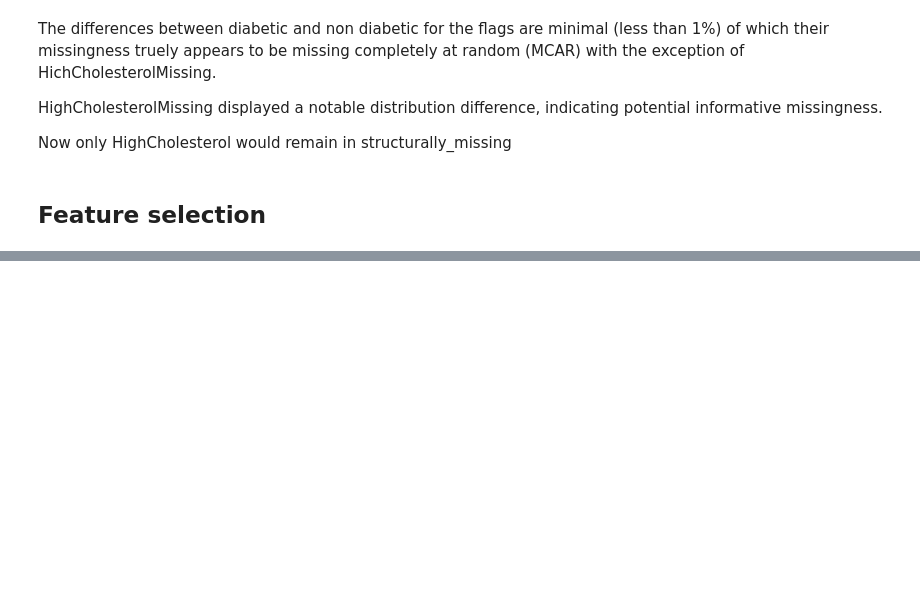
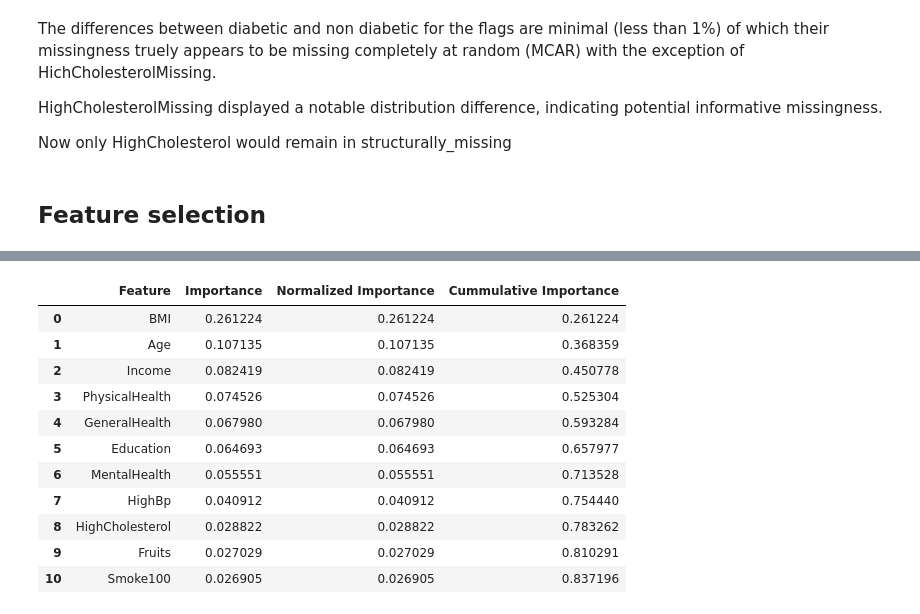
Before and after one commit to heisAnselem/diabetes-risk-predictor, a Jupyter notebook: notebooks/Data-Cleaning-and -EDA.ipynb, the cells around one changed output, grey strips where cells are left out. Drawn from its saved outputs; the diff is of its cells as text; code cells hidden in the pictures; blank space fills up the shorter version.

```diff
--- a/notebooks/Data-Cleaning-and -EDA.ipynb
+++ b/notebooks/Data-Cleaning-and -EDA.ipynb
@@ -557,22 +779,37 @@ features
 # %%
 #  DataFrame of features sorted by importance
 importance_df = pd.DataFrame({
     "Feature":features,
     "Importance": RF_selector.feature_importances_
 },).sort_values(by="Importance", ascending=False).reset_index(drop=True)
 
 # Normalized importance
-importance_df["Normalized Importance"] = (importance_df["Importance"] - importance_df["Importance"].min()) / (importance_df["Importance"].max() - importance_df["Importance"].min())
+importance_df["Normalized Importance"] = importance_df["Importance"] / importance_df["Importance"].sum()
 
 # cummulative importance
 importance_df["Cummulative Importance"] = importance_df["Normalized Importance"].cumsum()
 
 # treshold for selecting features (i choose features within 85% of cummulative predicting power )
-treshold = 0.85
+threshold = 0.85
 
-#  Filter rows. We shift the threshold boundary by one to include the final boundary feature that pushes the cumulative sum over 85%.
-selected_df = df[df["Cummulative Importance"].shift(1, fill_value=0) < threshold]
+#  Filter rows.
+selected_df = importance_df[importance_df["Cummulative Importance"] < threshold]
 selected_features = selected_df["Feature"].to_numpy()
+
+selected_df
+# %% [output]
+|  | Feature | Importance | Normalized Importance | Cummulative Importance |
+| 0 | BMI | 0.261224 | 0.261224 | 0.261224 |
+| 1 | Age | 0.107135 | 0.107135 | 0.368359 |
+| 2 | Income | 0.082419 | 0.082419 | 0.450778 |
+| 3 | PhysicalHealth | 0.074526 | 0.074526 | 0.525304 |
+| 4 | GeneralHealth | 0.067980 | 0.067980 | 0.593284 |
+| 5 | Education | 0.064693 | 0.064693 | 0.657977 |
+| 6 | MentalHealth | 0.055551 | 0.055551 | 0.713528 |
+| 7 | HighBp | 0.040912 | 0.040912 | 0.754440 |
+| 8 | HighCholesterol | 0.028822 | 0.028822 | 0.783262 |
+| 9 | Fruits | 0.027029 | 0.027029 | 0.810291 |
+| 10 | Smoke100 | 0.026905 | 0.026905 | 0.837196 |
 # %%
 # Creating a seaborn bar plot
 
```
Also changed, not shown: parts of 32 cells of this notebook, 3 other files.
